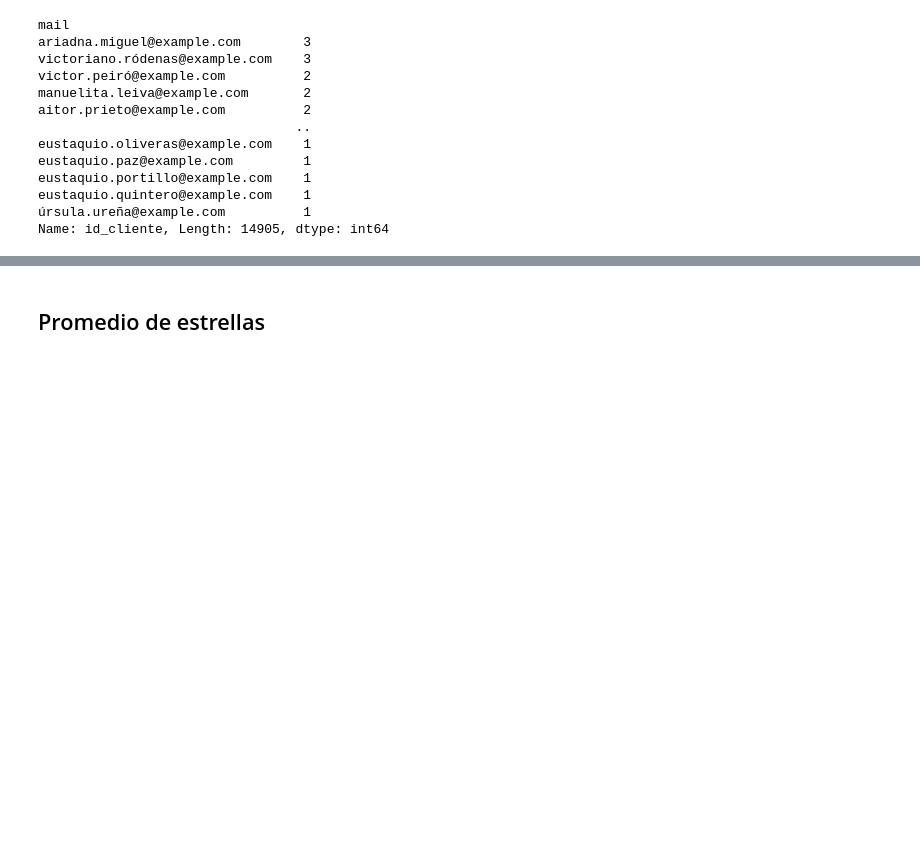
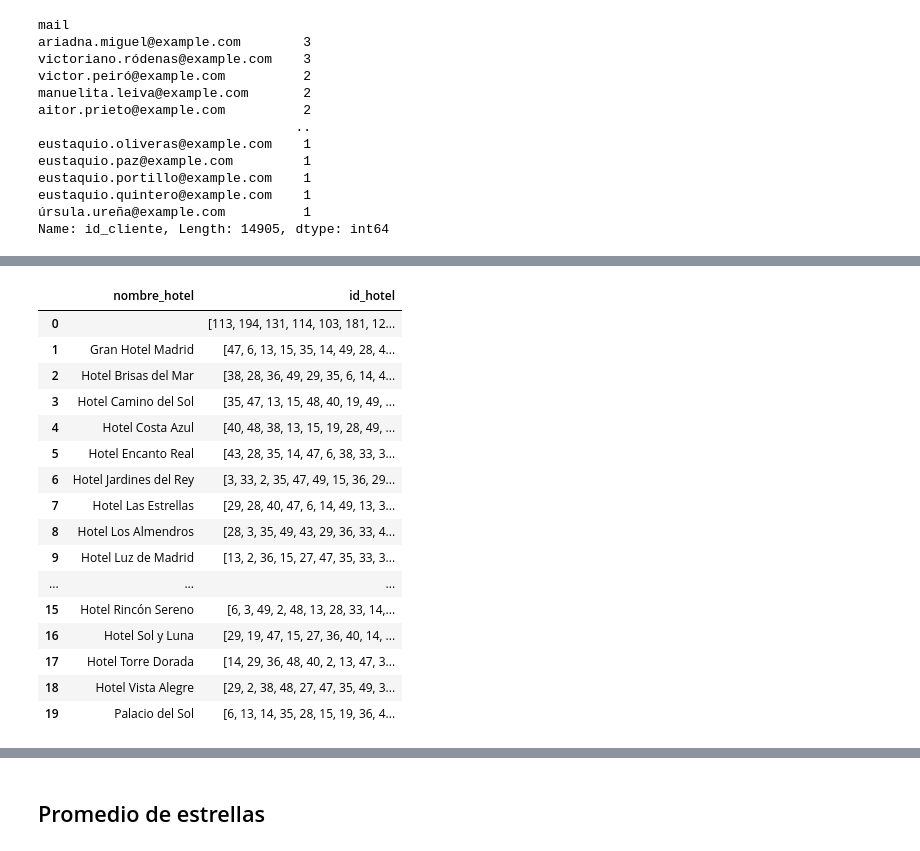
Before and after one commit to marta-ba/ETL_IBIShotels, a Jupyter notebook: jupyters/eda.ipynb, the cells around one changed output, grey strips where cells are left out. Drawn from its saved outputs; the diff is of its cells as text; code cells hidden in the pictures; blank space fills up the shorter version.

```diff
--- a/jupyters/eda.ipynb
+++ b/jupyters/eda.ipynb
@@ -499,0 +468,21 @@ print(cantidad_emails)
+# %%
+df_propio_hotel_check = df.groupby("nombre_hotel")["id_hotel"].unique().reset_index()
+df_propio_hotel_check
+# %% [output]
+|  | nombre_hotel | id_hotel |
+| 0 |  | [113, 194, 131, 114, 103, 181, 12... |
+| 1 | Gran Hotel Madrid | [47, 6, 13, 15, 35, 14, 49, 28, 4... |
+| 2 | Hotel Brisas del Mar | [38, 28, 36, 49, 29, 35, 6, 14, 4... |
+| 3 | Hotel Camino del Sol | [35, 47, 13, 15, 48, 40, 19, 49, ... |
+| 4 | Hotel Costa Azul | [40, 48, 38, 13, 15, 19, 28, 49, ... |
+| 5 | Hotel Encanto Real | [43, 28, 35, 14, 47, 6, 38, 33, 3... |
+| 6 | Hotel Jardines del Rey | [3, 33, 2, 35, 47, 49, 15, 36, 29... |
+| 7 | Hotel Las Estrellas | [29, 28, 40, 47, 6, 14, 49, 13, 3... |
+| 8 | Hotel Los Almendros | [28, 3, 35, 49, 43, 29, 36, 33, 4... |
+| 9 | Hotel Luz de Madrid | [13, 2, 36, 15, 27, 47, 35, 33, 3... |
+| ... | ... | ... |
+| 15 | Hotel Rincón Sereno | [6, 3, 49, 2, 48, 13, 28, 33, 14,... |
+| 16 | Hotel Sol y Luna | [29, 19, 47, 15, 27, 36, 40, 14, ... |
+| 17 | Hotel Torre Dorada | [14, 29, 36, 48, 40, 2, 13, 47, 3... |
+| 18 | Hotel Vista Alegre | [29, 2, 38, 48, 27, 47, 35, 49, 3... |
+| 19 | Palacio del Sol | [6, 13, 14, 35, 28, 15, 19, 36, 4... |
```
Also changed, not shown: parts of 41 cells of this notebook.
